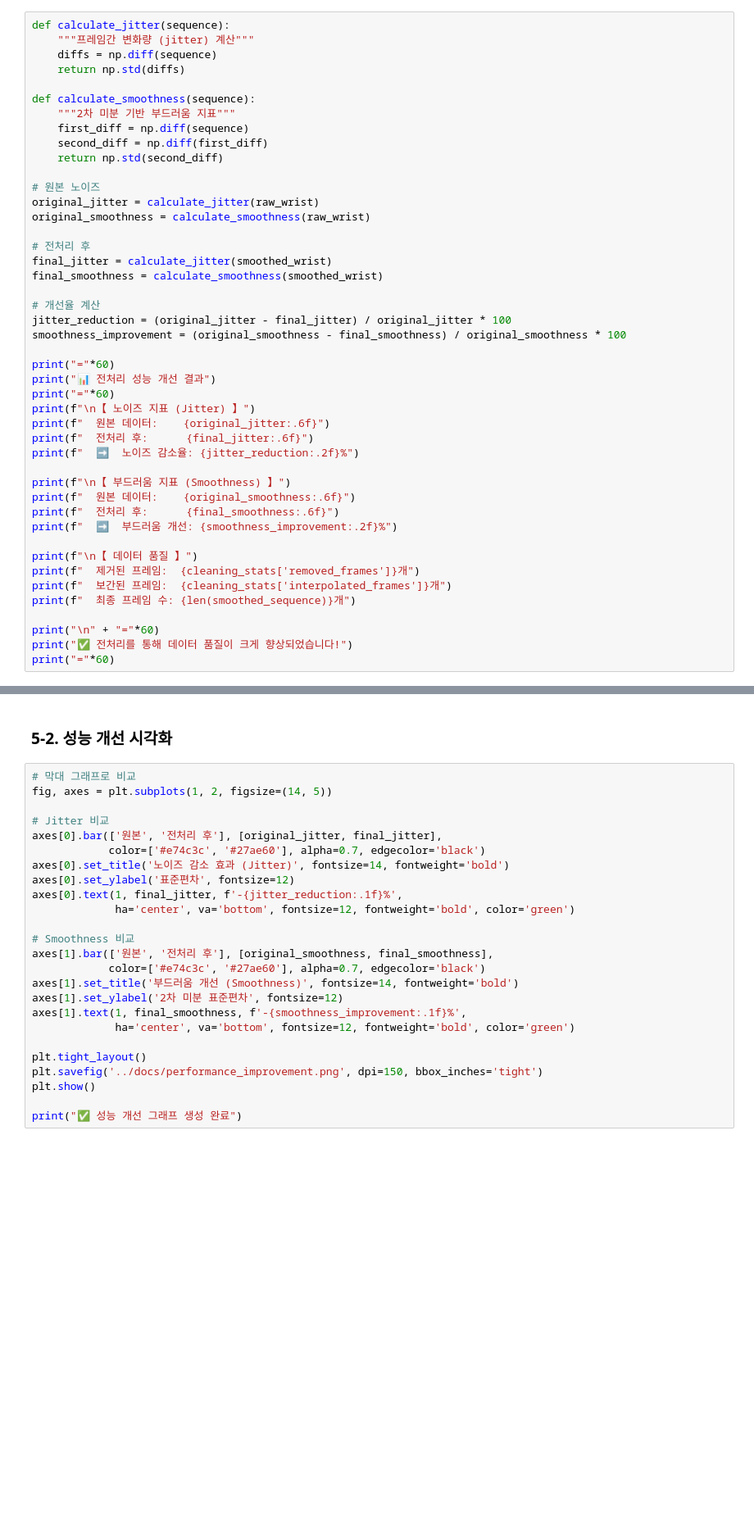
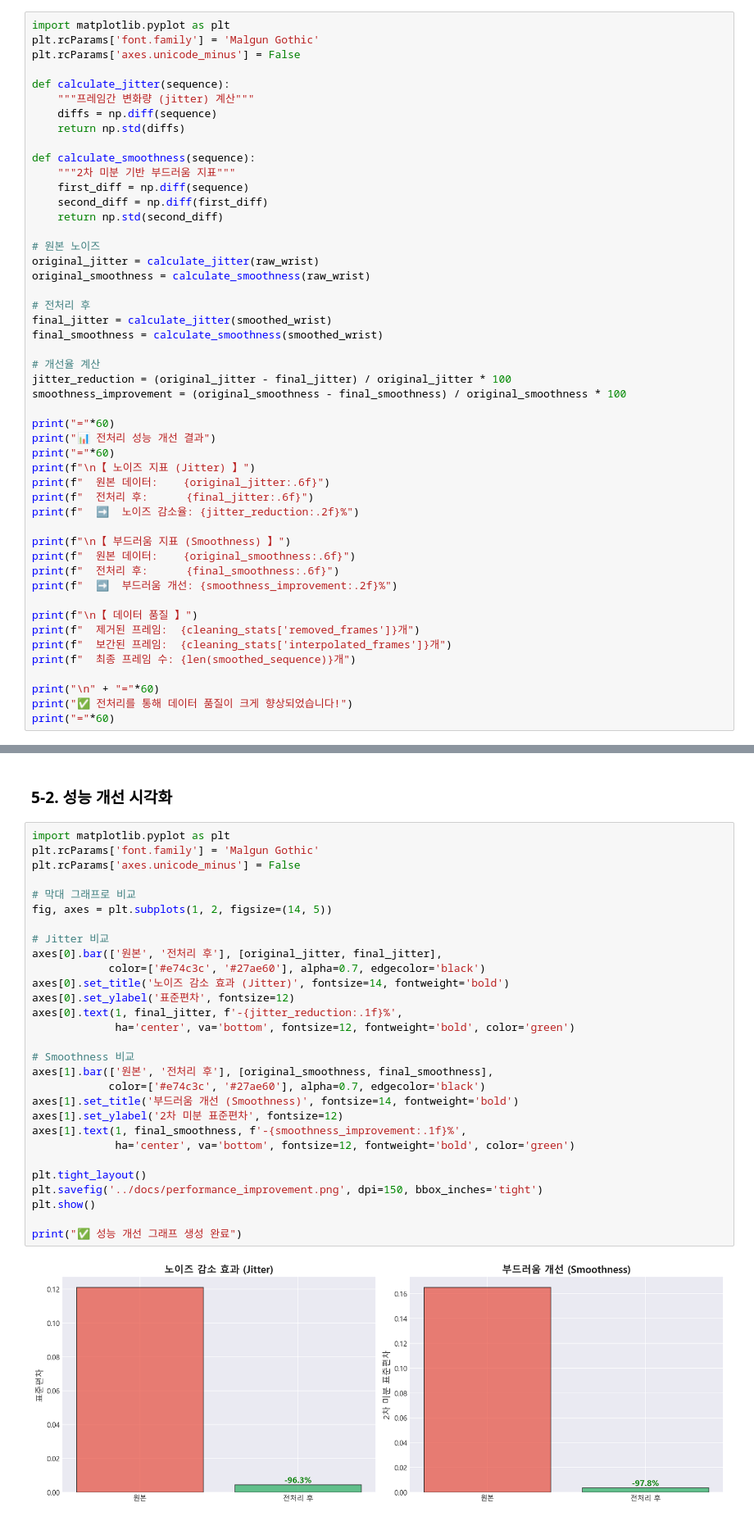
Before and after one commit to simpledan123/AI_Healthcare_Platform, a Jupyter notebook: notebooks/pose_preprocessing_demo.ipynb, the cells around one changed output, grey strips where cells are left out. Shown at 82% size. Saved outputs shown, nothing was run; the diff lists cells and outputs as text; blank space fills up the shorter version.

```diff
--- a/notebooks/pose_preprocessing_demo.ipynb
+++ b/notebooks/pose_preprocessing_demo.ipynb
@@ -191,6 +245,10 @@ print("✅ 오버레이 비교 그래프 생성 완료")
 
 ### 5-1. 노이즈 감소율 계산
 # %%
+import matplotlib.pyplot as plt
+plt.rcParams['font.family'] = 'Malgun Gothic'
+plt.rcParams['axes.unicode_minus'] = False
+
 def calculate_jitter(sequence):
     """프레임간 변화량 (jitter) 계산"""
     diffs = np.diff(sequence)
@@ -238,27 +314,33 @@ print("="*60)
 # %% [markdown]
 ### 5-2. 성능 개선 시각화
 # %%
+import matplotlib.pyplot as plt
+plt.rcParams['font.family'] = 'Malgun Gothic'
+plt.rcParams['axes.unicode_minus'] = False
+
 # 막대 그래프로 비교
 fig, axes = plt.subplots(1, 2, figsize=(14, 5))
 
 # Jitter 비교
 axes[0].bar(['원본', '전처리 후'], [original_jitter, final_jitter],
             color=['#e74c3c', '#27ae60'], alpha=0.7, edgecolor='black')
 axes[0].set_title('노이즈 감소 효과 (Jitter)', fontsize=14, fontweight='bold')
 axes[0].set_ylabel('표준편차', fontsize=12)
 axes[0].text(1, final_jitter, f'-{jitter_reduction:.1f}%',
              ha='center', va='bottom', fontsize=12, fontweight='bold', color='green')
 
 # Smoothness 비교
 axes[1].bar(['원본', '전처리 후'], [original_smoothness, final_smoothness],
             color=['#e74c3c', '#27ae60'], alpha=0.7, edgecolor='black')
 axes[1].set_title('부드러움 개선 (Smoothness)', fontsize=14, fontweight='bold')
 axes[1].set_ylabel('2차 미분 표준편차', fontsize=12)
 axes[1].text(1, final_smoothness, f'-{smoothness_improvement:.1f}%',
              ha='center', va='bottom', fontsize=12, fontweight='bold', color='green')
 
 plt.tight_layout()
 plt.savefig('../docs/performance_improvement.png', dpi=150, bbox_inches='tight')
 plt.show()
 
 print("✅ 성능 개선 그래프 생성 완료")
+# %% [output]
+[figure, added]
```
Also changed, not shown: parts of 8 cells of this notebook, 4 other files.
